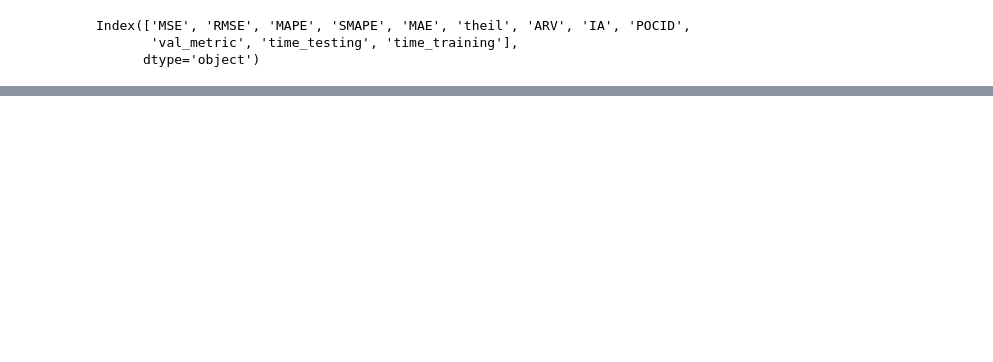
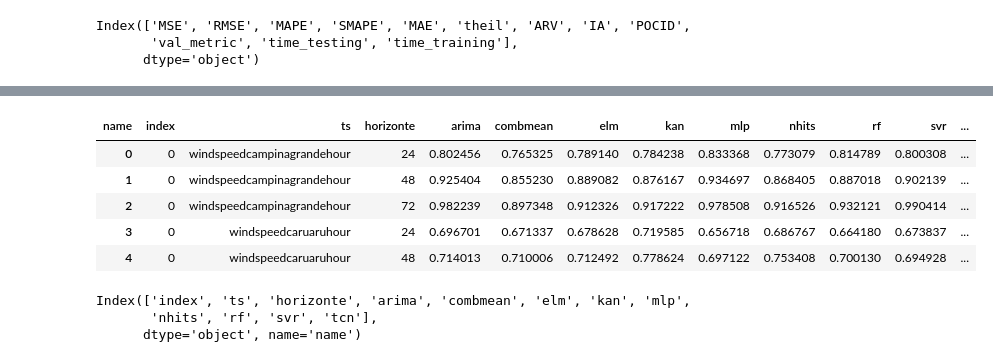
Before and after one commit to domingos108/experiments, a Jupyter notebook: notebook/calculate_metrics.ipynb, the cells around one changed output, grey strips where cells are left out. Cells and saved outputs as stored; diff of their text form; code cells hidden in the pictures; blank space fills up the shorter version.

```diff
--- a/notebook/calculate_metrics.ipynb
+++ b/notebook/calculate_metrics.ipynb
@@ -263 +217,16 @@ df_all = df_all.pivot(index=['index', 'ts' ], values='RMSE', columns='model').gr
+# %%
+df_all.head()
+# %% [output]
+| name | index | ts | horizonte | arima | combmean | elm | kan | mlp | nhits | rf | svr | ... |
+| 0 | 0 | windspeedcampinagrandehour | 24 | 0.802456 | 0.765325 | 0.789140 | 0.784238 | 0.833368 | 0.773079 | 0.814789 | 0.800308 | ... |
+| 1 | 0 | windspeedcampinagrandehour | 48 | 0.925404 | 0.855230 | 0.889082 | 0.876167 | 0.934697 | 0.868405 | 0.887018 | 0.902139 | ... |
+| 2 | 0 | windspeedcampinagrandehour | 72 | 0.982239 | 0.897348 | 0.912326 | 0.917222 | 0.978508 | 0.916526 | 0.932121 | 0.990414 | ... |
+| 3 | 0 | windspeedcaruaruhour | 24 | 0.696701 | 0.671337 | 0.678628 | 0.719585 | 0.656718 | 0.686767 | 0.664180 | 0.673837 | ... |
+| 4 | 0 | windspeedcaruaruhour | 48 | 0.714013 | 0.710006 | 0.712492 | 0.778624 | 0.697122 | 0.753408 | 0.700130 | 0.694928 | ... |
+# %%
+df_all.columns
+# %% [output]
+Index(['index', 'ts', 'horizonte', 'arima', 'combmean', 'elm', 'kan', 'mlp',
+       'nhits', 'rf', 'svr', 'tcn'],
+      dtype='object', name='name')
 # %%
```
Also changed, not shown: parts of 15 cells of this notebook, 26 other files.
